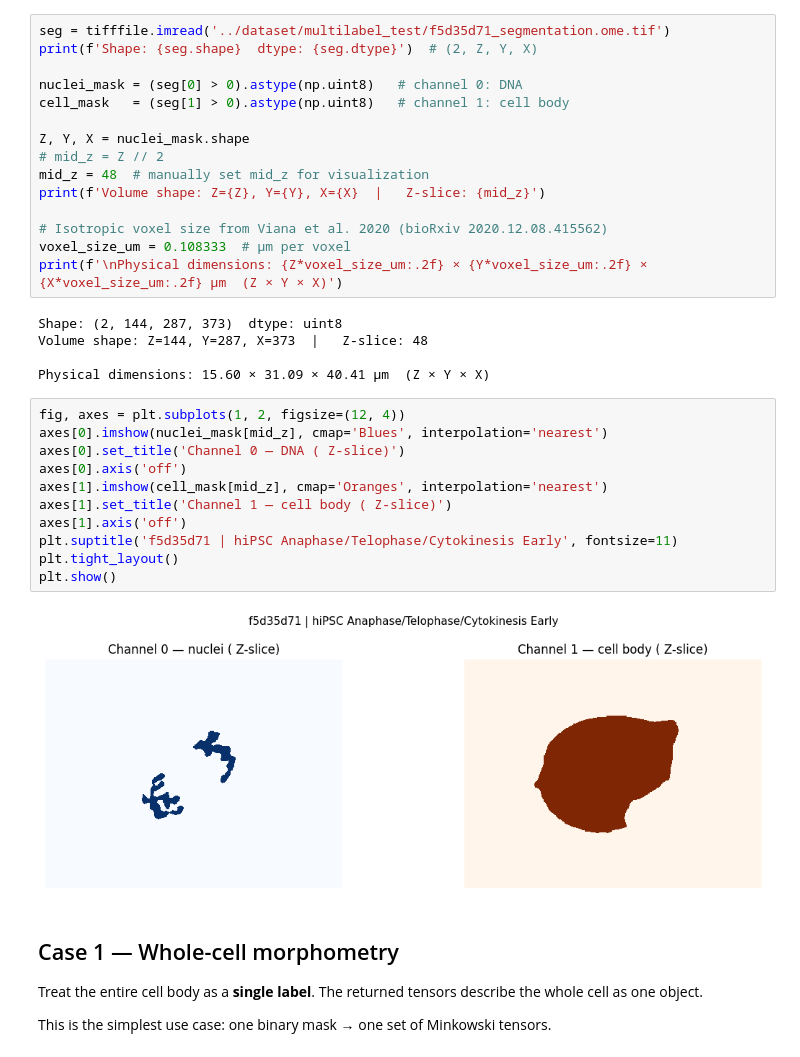
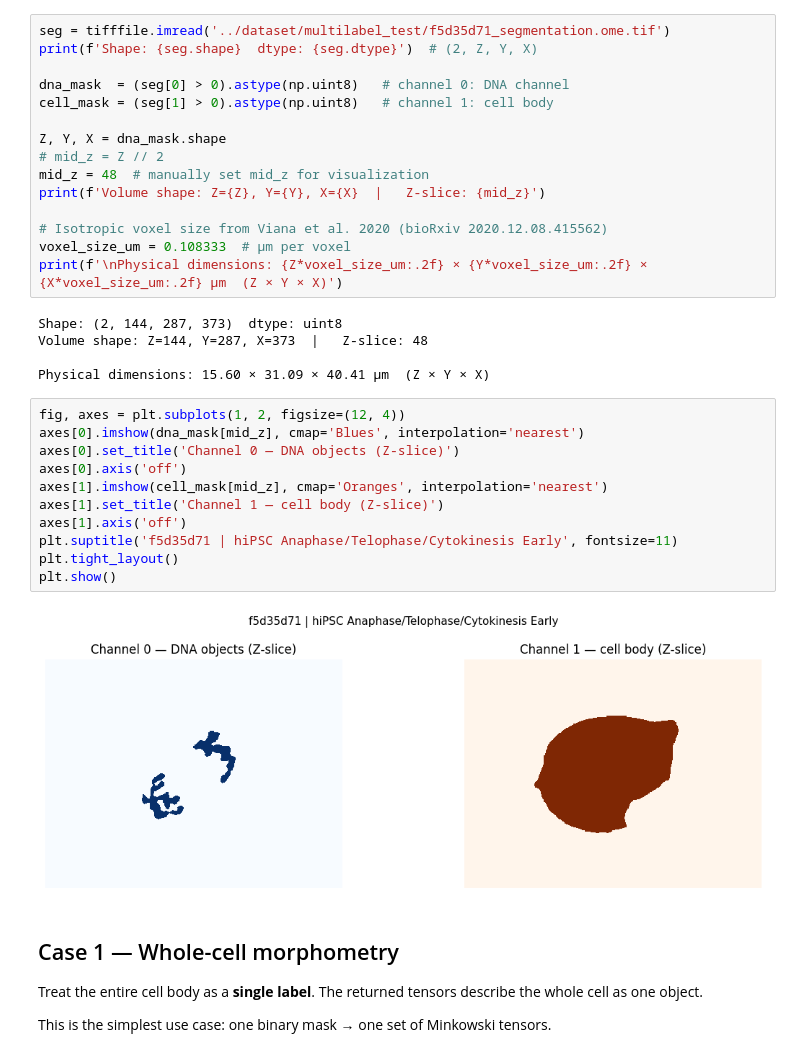
Before and after one commit to Ishihara-SynthMorph/pykarambola, a Jupyter notebook: examples/label_image_api.ipynb, the cells around one changed output. Drawn from its saved outputs; the diff is of its cells as text.

```diff
--- a/examples/label_image_api.ipynb
+++ b/examples/label_image_api.ipynb
@@ -37,10 +37,10 @@ The file is a 2-channel OME-TIFF with shape `(C, Z, Y, X)`:
 seg = tifffile.imread('../dataset/multilabel_test/f5d35d71_segmentation.ome.tif')
 print(f'Shape: {seg.shape}  dtype: {seg.dtype}')  # (2, Z, Y, X)
 
-nuclei_mask = (seg[0] > 0).astype(np.uint8)   # channel 0: DNA
-cell_mask   = (seg[1] > 0).astype(np.uint8)   # channel 1: cell body
+dna_mask  = (seg[0] > 0).astype(np.uint8)   # channel 0: DNA channel
+cell_mask = (seg[1] > 0).astype(np.uint8)   # channel 1: cell body
 
-Z, Y, X = nuclei_mask.shape
+Z, Y, X = dna_mask.shape
 # mid_z = Z // 2
 mid_z = 48  # manually set mid_z for visualization
 print(f'Volume shape: Z={Z}, Y={Y}, X={X}  |   Z-slice: {mid_z}')
@@ -55,17 +55,17 @@ Volume shape: Z=144, Y=287, X=373  |   Z-slice: 48
 Physical dimensions: 15.60 × 31.09 × 40.41 µm  (Z × Y × X)
 # %%
 fig, axes = plt.subplots(1, 2, figsize=(12, 4))
-axes[0].imshow(nuclei_mask[mid_z], cmap='Blues', interpolation='nearest')
-axes[0].set_title('Channel 0 — DNA ( Z-slice)')
+axes[0].imshow(dna_mask[mid_z], cmap='Blues', interpolation='nearest')
+axes[0].set_title('Channel 0 — DNA objects (Z-slice)')
 axes[0].axis('off')
 axes[1].imshow(cell_mask[mid_z], cmap='Oranges', interpolation='nearest')
-axes[1].set_title('Channel 1 — cell body ( Z-slice)')
+axes[1].set_title('Channel 1 — cell body (Z-slice)')
 axes[1].axis('off')
 plt.suptitle('f5d35d71 | hiPSC Anaphase/Telophase/Cytokinesis Early', fontsize=11)
 plt.tight_layout()
 plt.show()
 # %% [output]
-[figure, old version]
+[figure, new version]
 # %% [markdown]
 ## Case 1 — Whole-cell morphometry
 
```
Also changed, not shown: parts of 8 cells of this notebook, 1 other file.
